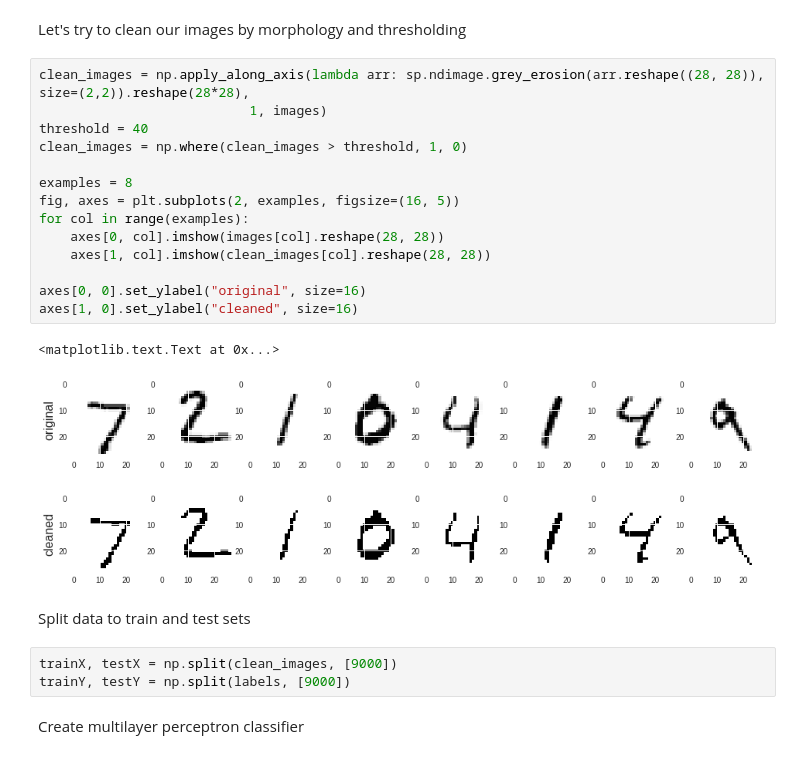
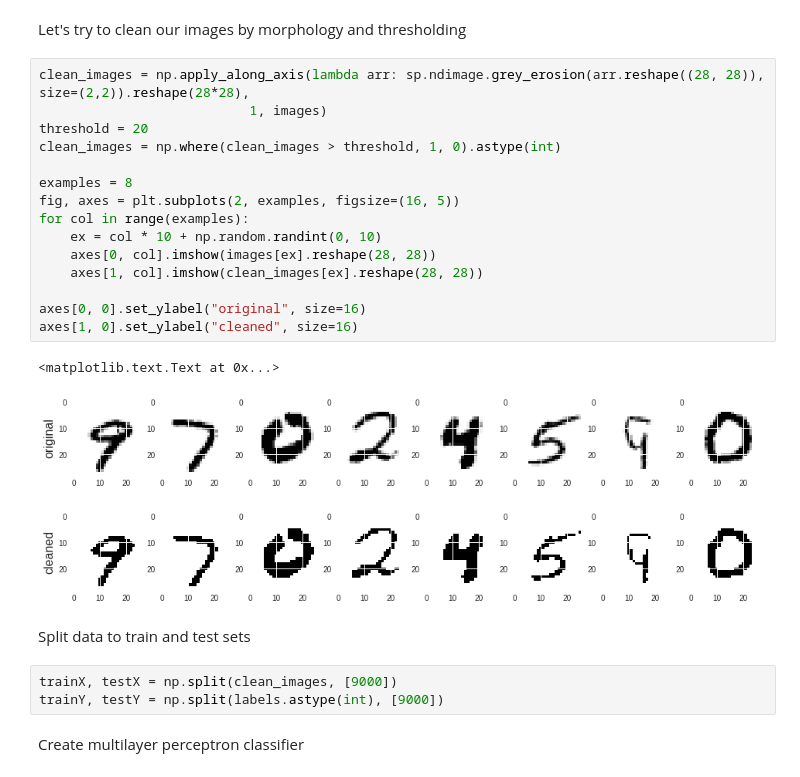
Before and after one commit to ddaletski/Data-Science-Training, a Jupyter notebook: ipython_notebooks/mnist.ipynb, the cells around one changed output. Cells and saved outputs as stored; diff of their text form.

```diff
--- a/ipython_notebooks/mnist.ipynb
+++ b/ipython_notebooks/mnist.ipynb
@@ -54,25 +54,26 @@ Let's try to clean our images by morphology and thresholding
 # %%
 clean_images = np.apply_along_axis(lambda arr: sp.ndimage.grey_erosion(arr.reshape((28, 28)), size=(2,2)).reshape(28*28),
                            1, images)
-threshold = 40
-clean_images = np.where(clean_images > threshold, 1, 0)
+threshold = 20
+clean_images = np.where(clean_images > threshold, 1, 0).astype(int)
 
 examples = 8
 fig, axes = plt.subplots(2, examples, figsize=(16, 5))
 for col in range(examples):
-    axes[0, col].imshow(images[col].reshape(28, 28))
-    axes[1, col].imshow(clean_images[col].reshape(28, 28))
+    ex = col * 10 + np.random.randint(0, 10)
+    axes[0, col].imshow(images[ex].reshape(28, 28))
+    axes[1, col].imshow(clean_images[ex].reshape(28, 28))
 
 axes[0, 0].set_ylabel("original", size=16)
 axes[1, 0].set_ylabel("cleaned", size=16)
 # %% [output]
 <matplotlib.text.Text at 0x...>
-[figure, old version]
+[figure, new version]
 # %% [markdown]
 Split data to train and test sets
 # %%
 trainX, testX = np.split(clean_images, [9000])
-trainY, testY = np.split(labels, [9000])
+trainY, testY = np.split(labels.astype(int), [9000])
 # %% [markdown]
 Create multilayer perceptron classifier
 # %%
```
Also changed, not shown: parts of 7 cells of this notebook.
